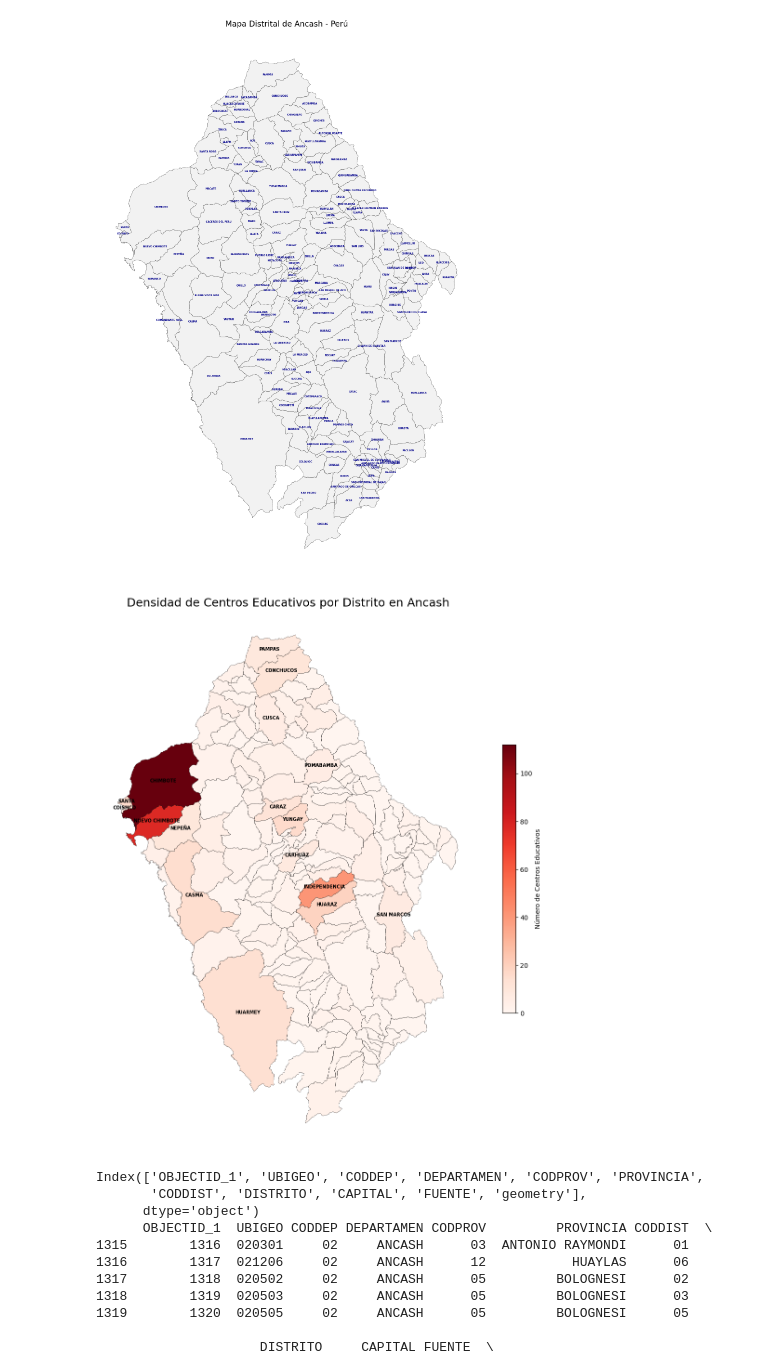
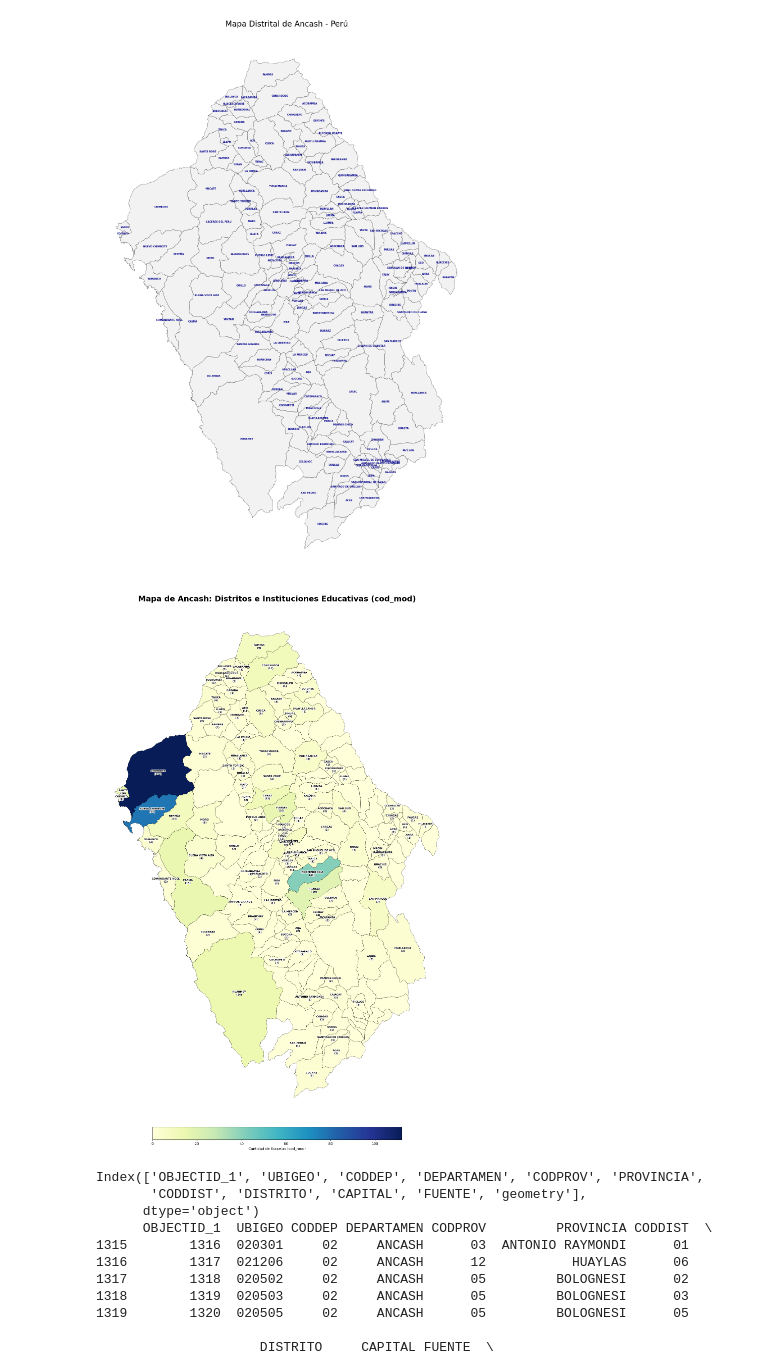
Before and after one commit to dmontjoy/impactamasgrupo3, a Jupyter notebook: p1.ipynb, the cells around one changed output. Saved outputs shown, nothing was run; the diff lists cells and outputs as text; code cells hidden in the pictures.

```diff
--- a/p1.ipynb
+++ b/p1.ipynb
@@ -47,64 +47,76 @@ plt.show()
 import pandas as pd
 import geopandas as gpd
 import matplotlib.pyplot as plt
+import matplotlib.patheffects as patheffects
 
 # 1. Cargar el mapa de distritos
 ancash_mapa = gpd.read_file("DISTRITOS_LIMITES/DISTRITOS.shp")
 ancash_mapa = ancash_mapa[ancash_mapa['DEPARTAMEN'] == 'ANCASH'].copy()
 
-# 2. Cargar los datos de educación (Excel)
+# 2. Cargar los datos de educación
 df_edu = pd.read_excel("emla2024.xlsx")
 
-# 3. Contar centros educativos únicos por distrito
-# Usamos 'cod_mod7' para asegurar que contamos escuelas y no alumnos
-escuelas_por_distrito = df_edu.groupby('Distrito')['cod_mod7'].nunique().reset_index()
+# 3. Agrupar por Distrito y contar 'cod_mod' únicos
+escuelas_por_distrito = df_edu.groupby('Distrito')['cod_mod'].nunique().reset_index()
 escuelas_por_distrito.columns = ['Distrito_Excel', 'Cant_Escuelas']
 
-# 4. Unir el mapa con los datos calculados
-# Es vital asegurar que los nombres coincidan (puedes usar str.upper() si es necesario)
-ancash_mapa['DISTRITO_LIMPIO'] = ancash_mapa['DISTRITO'].str.strip()
-escuelas_por_distrito['Distrito_Excel'] = escuelas_por_distrito['Distrito_Excel'].str.strip()
+# 4. Unir el mapa con los datos (Normalizando nombres)
+ancash_mapa['DISTRITO_NORM'] = ancash_mapa['DISTRITO'].str.strip().str.upper()
+escuelas_por_distrito['Distrito_Excel'] = escuelas_por_distrito['Distrito_Excel'].str.strip().str.upper()
 
 mapa_final = ancash_mapa.merge(
     escuelas_por_distrito,
-    left_on='DISTRITO_LIMPIO',
+    left_on='DISTRITO_NORM',
     right_on='Distrito_Excel',
     how='left'
 )
 
-# Rellenar con 0 los distritos que no tengan datos en el Excel
-mapa_final['Cant_Escuelas'] = mapa_final['Cant_Escuelas'].fillna(0)
+mapa_final['Cant_Escuelas'] = mapa_final['Cant_Escuelas'].fillna(0).astype(int)
 
-# 5. Graficar el mapa de calor (Coropleta)
-fig, ax = plt.subplots(figsize=(15, 15))
+# 5. Configurar la visualización
+fig, ax = plt.subplots(figsize=(25, 25)) # Tamaño grande para que quepan los textos
 
 mapa_final.plot(
     column='Cant_Escuelas',
-    cmap='Reds',
+    cmap='YlGnBu',
     legend=True,
     edgecolor='black',
-    linewidth=0.3,
-    legend_kwds={'label': "Número de Centros Educativos", 'orientation': "vertical", 'shrink': 0.5},
+    linewidth=0.4,
+    legend_kwds={'label': "Cantidad de Escuelas (cod_mod)", 'orientation': "horizontal", 'shrink': 0.4, 'pad': 0.01},
     ax=ax
 )
 
-# Agregar nombres de distritos (opcional, solo para los que tienen más escuelas para no saturar)
+# 6. Imprimir NOMBRE y NÚMERO dentro de cada distrito
 for idx, row in mapa_final.iterrows():
-    if row['Cant_Escuelas'] > 5:  # Solo etiquetar distritos con más de 5 escuelas
-        plt.annotate(
-            text=row['DISTRITO'],
-            xy=(row.geometry.centroid.x, row.geometry.centroid.y),
-            horizontalalignment='center',
-            fontsize=7,
+    if row['Cant_Escuelas'] > 0:
+        centroid = row.geometry.centroid
+
+        # Formatear el texto: NOMBRE\n(CANTIDAD)
+        texto_etiqueta = f"{row['DISTRITO']}\n({row['Cant_Escuelas']})"
+
+        txt = ax.text(
+            centroid.x, centroid.y,
+            texto_etiqueta,
+            fontsize=7,            # Ajusta el tamaño según necesites
+            fontweight='bold',
             color='black',
-            fontweight='bold'
+            ha='center',
+            va='center',
+            linespacing=1.2        # Espaciado entre el nombre y el número
         )
 
-plt.title("Densidad de Centros Educativos por Distrito en Ancash", fontsize=18)
+        # Efecto de halo blanco para legibilidad sobre cualquier color
+        txt.set_path_effects([patheffects.withStroke(linewidth=2.5, foreground='white')])
+
+plt.title("Mapa de Ancash: Distritos e Instituciones Educativas (cod_mod)", fontsize=22, fontweight='bold', pad=20)
 plt.axis('off')
+plt.tight_layout()
+
+# Guardar resultado en alta calidad
+plt.savefig("mapa_detallado_ancash.png", dpi=300, bbox_inches='tight')
 plt.show()
 # %% [output]
-[figure, old version]
+[figure, new version]
 # %%
 # Esto te mostrará la lista de nombres de columnas disponibles
 print(ancash.columns)
```
Also changed, not shown: 2 other files.
